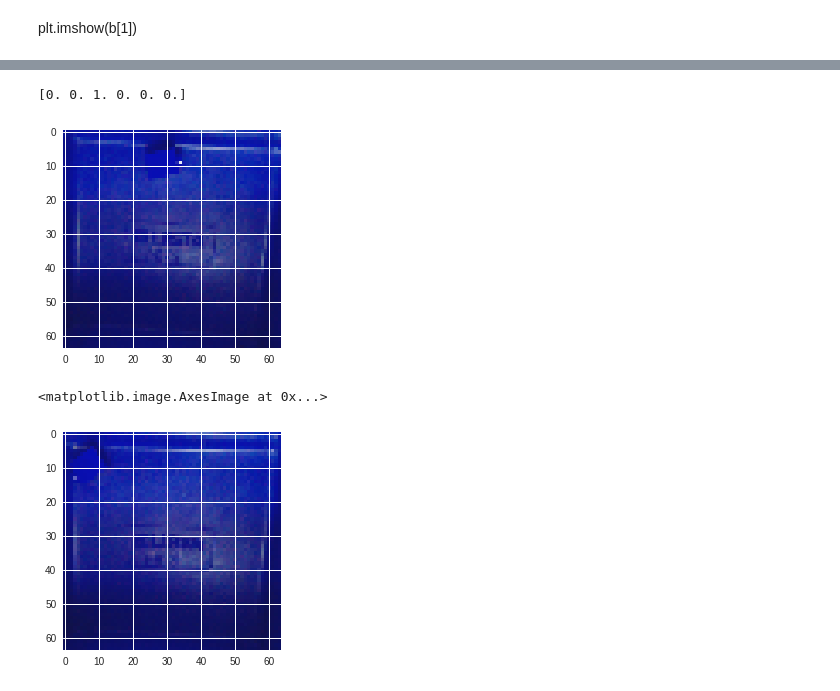
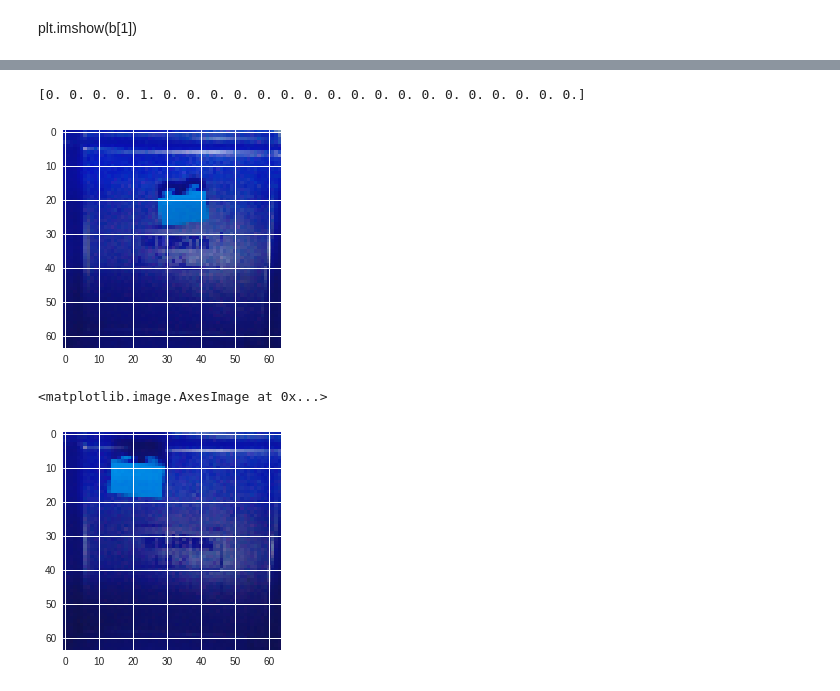
Before and after one commit to tylerlum/Tray_Image_Classifier_A, a Jupyter notebook: TensorFlow_Classifier.ipynb, the cells around one changed output, grey strips where cells are left out. Saved outputs shown, nothing was run; the diff lists cells and outputs as text; code cells hidden in the pictures.

```diff
--- a/TensorFlow_Classifier.ipynb
+++ b/TensorFlow_Classifier.ipynb
@@ -74,0 +65,5 @@ for type in types:
+# %%
+path_to_imgs = '/content/tray-data/data_LoRes/single'
+%cd /content
+for directory in os.listdir(path_to_imgs):
+  print(directory)
@@ -110,13 +365,14 @@ X_test = None
 Y_train = None
 Y_test = None
 
+keys_x = [key for key in full_dataset if not key.find("_x") == -1]
+keys_x.sort()
+
 # Choose number of pictures and classes
 num_pictures = 70  # per class
-num_classes = 6  # number of classes used for recognition
+num_classes = len(keys_x)  # number of classes used for recognition
 
 class_num = 0
-keys_x = [key for key in full_dataset if not key.find("_x") == -1]
-keys_x.sort()
 for key_x in keys_x:
   # Finish after getting class_num classes
   if class_num >= 6:
@@ -187,7 +443,7 @@ import random
 import copy
 
 ## Mix up data
-num_switches = 100
+num_switches = 300
 for i in range(0, num_switches):
   rand1 = random.randint(0, X_train.shape[0]-1)
   rand2 = random.randint(0, X_train.shape[0]-1)
@@ -224,16 +480,16 @@ print(Y_test[:, index])
 # %%
 # Example view train image and label
-index = 190
+index = 340
 plt.imshow(X_train[index])
 print(Y_train[:, index])
 # %% [output]
-[0. 0. 1. 0. 0. 0.]
+[0. 0. 0. 0. 1. 0. 0. 0. 0. 0. 0. 0. 0. 0. 0. 0. 0. 0. 0. 0. 0. 0. 0.]
-[figure, old version]
+[figure, new version]
 # %%
-plt.imshow(full_dataset['L03_x'][0])
+plt.imshow(full_dataset['L06_x'][0])
 # %% [output]
 <matplotlib.image.AxesImage at 0x...>
-[figure, old version]
+[figure, new version]
 # %%
 # Reshape the training and test examples
 X_train_flatten = X_train.reshape(X_train.shape[0], -1).T   # The "-1" makes reshape flatten the remaining dimensions
```
Also changed, not shown: parts of 20 cells of this notebook.
